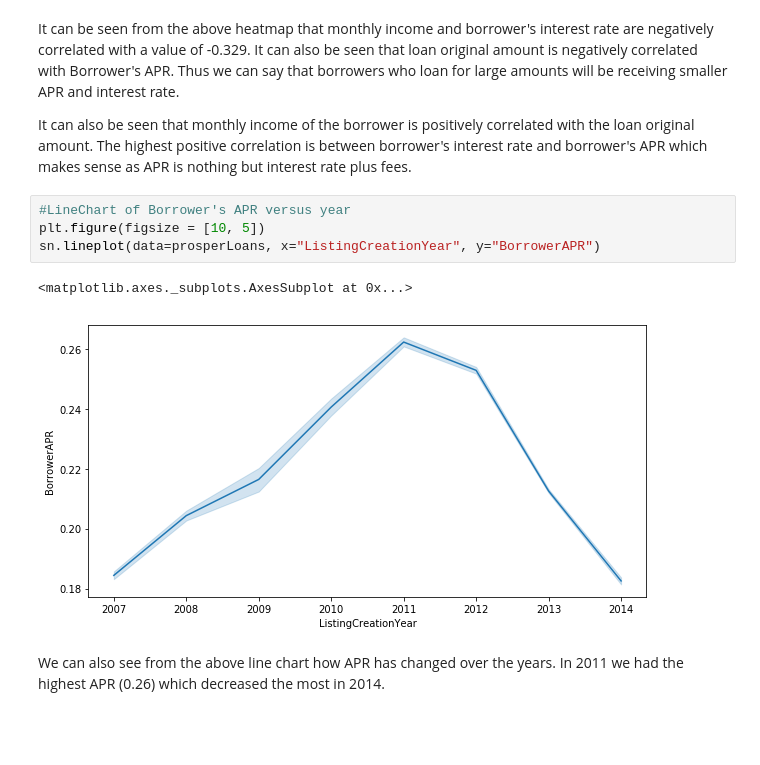
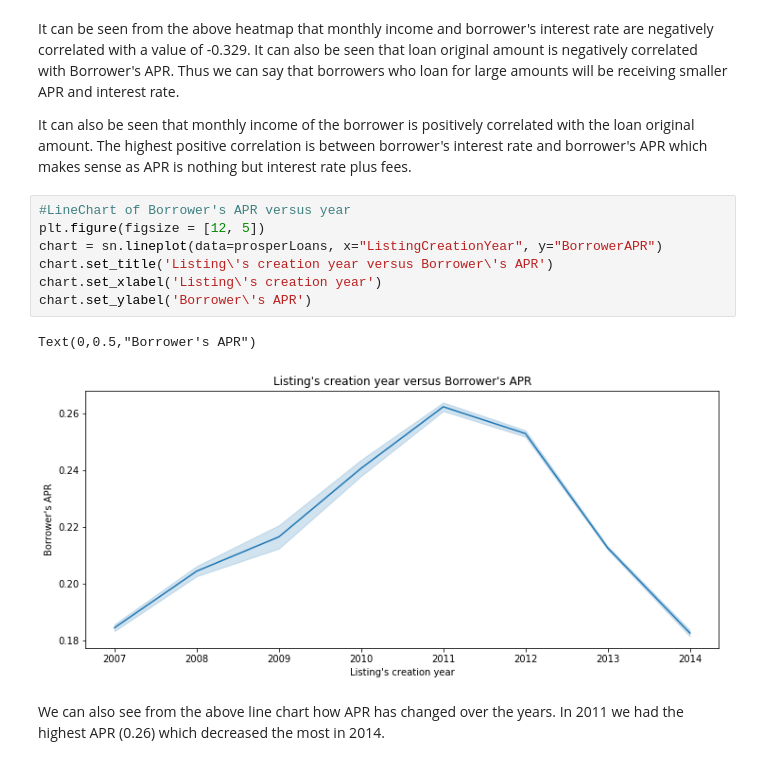
Before and after one commit to sherylWM/Data_Visualization_ProsperLoans, a Jupyter notebook: Data_Visualization_of_Prosper_Loans_Data.ipynb, the cells around one changed output. Cells and saved outputs as stored; diff of their text form; blank space fills up the shorter version.

```diff
--- a/Data_Visualization_of_Prosper_Loans_Data.ipynb
+++ b/Data_Visualization_of_Prosper_Loans_Data.ipynb
@@ -363,11 +376,14 @@ It can be seen from the above heatmap that monthly income and borrower's interes
 It can also be seen that monthly income of the borrower is positively correlated with the loan original amount. The highest positive correlation is between borrower's interest rate and borrower's APR which makes sense as APR is nothing but interest rate plus fees.
 # %%
 #LineChart of Borrower's APR versus year
-plt.figure(figsize = [10, 5])
-sn.lineplot(data=prosperLoans, x="ListingCreationYear", y="BorrowerAPR")
+plt.figure(figsize = [12, 5])
+chart = sn.lineplot(data=prosperLoans, x="ListingCreationYear", y="BorrowerAPR")
+chart.set_title('Listing\'s creation year versus Borrower\'s APR')
+chart.set_xlabel('Listing\'s creation year')
+chart.set_ylabel('Borrower\'s APR')
 # %% [output]
-<matplotlib.axes._subplots.AxesSubplot at 0x...>
+Text(0,0.5,"Borrower's APR")
-[figure, old version]
+[figure, new version]
 # %% [markdown]
 We can also see from the above line chart how APR has changed over the years. In 2011 we had the highest APR (0.26) which decreased the most in 2014.
 # %%
```
Also changed, not shown: parts of 14 cells of this notebook.
